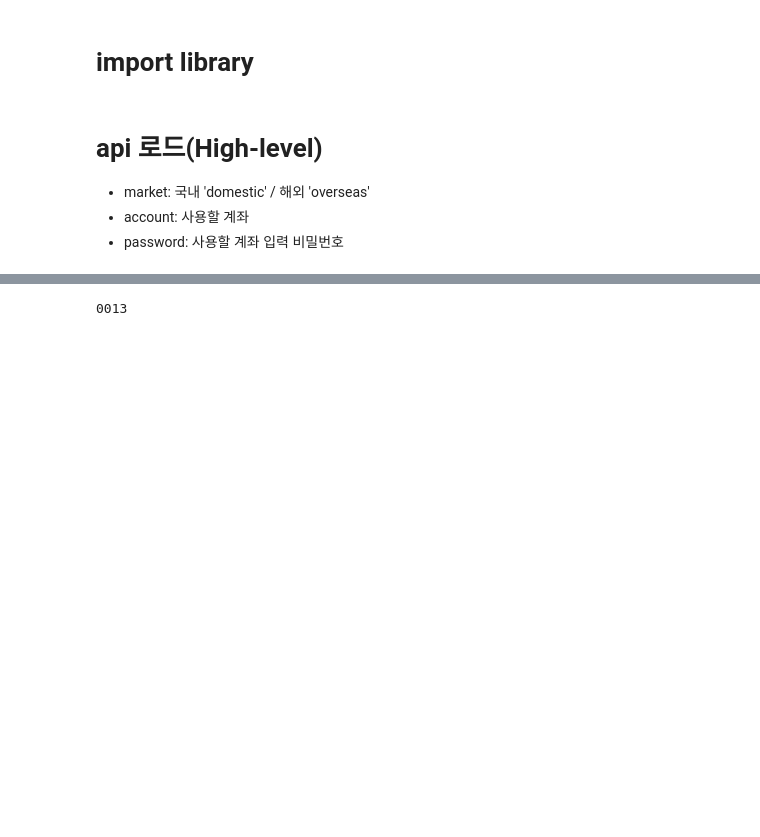
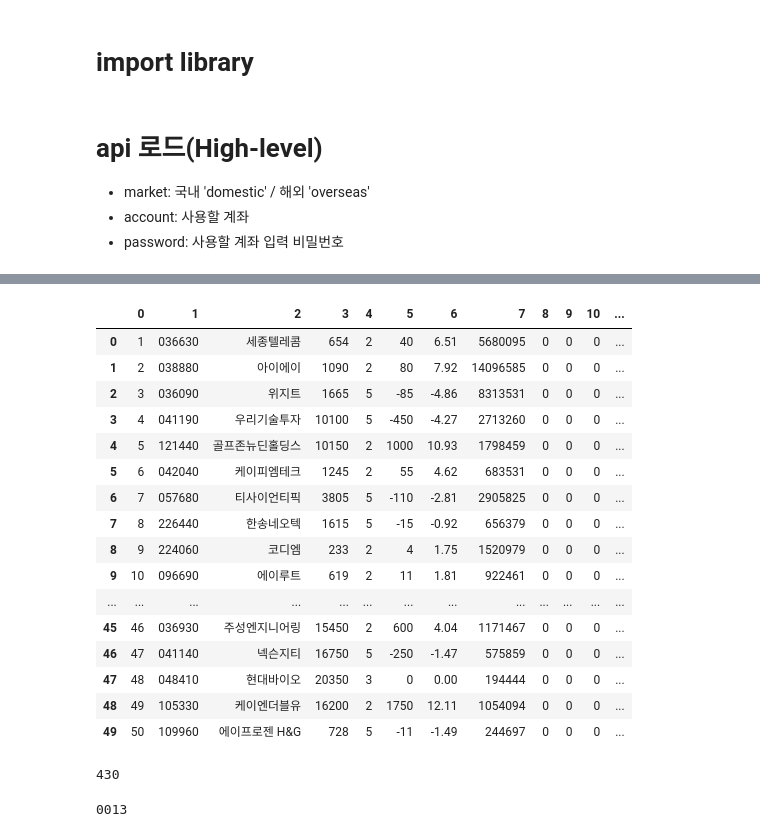
Before and after one commit to softyoungha/pyefriend, a Jupyter notebook: pyefriend_example.ipynb, the cells around one changed output, grey strips where cells are left out. Cells and saved outputs as stored; diff of their text form; code cells hidden in the pictures; blank space fills up the shorter version.

Commit message:
foreigner product 추가

```diff
--- a/pyefriend_example.ipynb
+++ b/pyefriend_example.ipynb
@@ -17,3 +31,39 @@ api = load_api(market='domestic', account='5005775101', password='Dmazhffk1!!')
+# %%
+(
+    api.set_data(0, '02')  # 0: 시장분류코드 / J: 주식, ETF, ETN
+        .set_data(1, '2001')  # 1: 종목코드
+        .request_data('PST045600C0')
+)
+# columns = [
+#             dict(index=4, key='product_name', not_null=True),
+#             dict(index=25, key='current', dtype=str,not_null=True),
+#         ]
+columns = [dict(index=i, key=f'{i}') for i in range(16)]
+
+data = api.get_data(multiple=True, columns=columns)
+df = pd.DataFrame(data[:50])
+# df['hi'] = df['15'] / df['7']
+display(df)
+len(data)
+# %% [output]
+|  | 0 | 1 | 2 | 3 | 4 | 5 | 6 | 7 | 8 | 9 | 10 | ... |
+| 0 | 1 | 036630 | 세종텔레콤 | 654 | 2 | 40 | 6.51 | 5680095 | 0 | 0 | 0 | ... |
+| 1 | 2 | 038880 | 아이에이 | 1090 | 2 | 80 | 7.92 | 14096585 | 0 | 0 | 0 | ... |
+| 2 | 3 | 036090 | 위지트 | 1665 | 5 | -85 | -4.86 | 8313531 | 0 | 0 | 0 | ... |
+| 3 | 4 | 041190 | 우리기술투자 | 10100 | 5 | -450 | -4.27 | 2713260 | 0 | 0 | 0 | ... |
+| 4 | 5 | 121440 | 골프존뉴딘홀딩스 | 10150 | 2 | 1000 | 10.93 | 1798459 | 0 | 0 | 0 | ... |
+| 5 | 6 | 042040 | 케이피엠테크 | 1245 | 2 | 55 | 4.62 | 683531 | 0 | 0 | 0 | ... |
+| 6 | 7 | 057680 | 티사이언티픽 | 3805 | 5 | -110 | -2.81 | 2905825 | 0 | 0 | 0 | ... |
+| 7 | 8 | 226440 | 한송네오텍 | 1615 | 5 | -15 | -0.92 | 656379 | 0 | 0 | 0 | ... |
+| 8 | 9 | 224060 | 코디엠 | 233 | 2 | 4 | 1.75 | 1520979 | 0 | 0 | 0 | ... |
+| 9 | 10 | 096690 | 에이루트 | 619 | 2 | 11 | 1.81 | 922461 | 0 | 0 | 0 | ... |
+| ... | ... | ... | ... | ... | ... | ... | ... | ... | ... | ... | ... | ... |
+| 45 | 46 | 036930 | 주성엔지니어링 | 15450 | 2 | 600 | 4.04 | 1171467 | 0 | 0 | 0 | ... |
+| 46 | 47 | 041140 | 넥슨지티 | 16750 | 5 | -250 | -1.47 | 575859 | 0 | 0 | 0 | ... |
+| 47 | 48 | 048410 | 현대바이오 | 20350 | 3 | 0 | 0.00 | 194444 | 0 | 0 | 0 | ... |
+| 48 | 49 | 105330 | 케이엔더블유 | 16200 | 2 | 1750 | 12.11 | 1054094 | 0 | 0 | 0 | ... |
+| 49 | 50 | 109960 | 에이프로젠 H&G | 728 | 5 | -11 | -1.49 | 244697 | 0 | 0 | 0 | ... |
+430
 # %%
 sector_code = '0013'
 print(sector_code)
```
Also changed, not shown: parts of 5 cells of this notebook, 6 other files.
